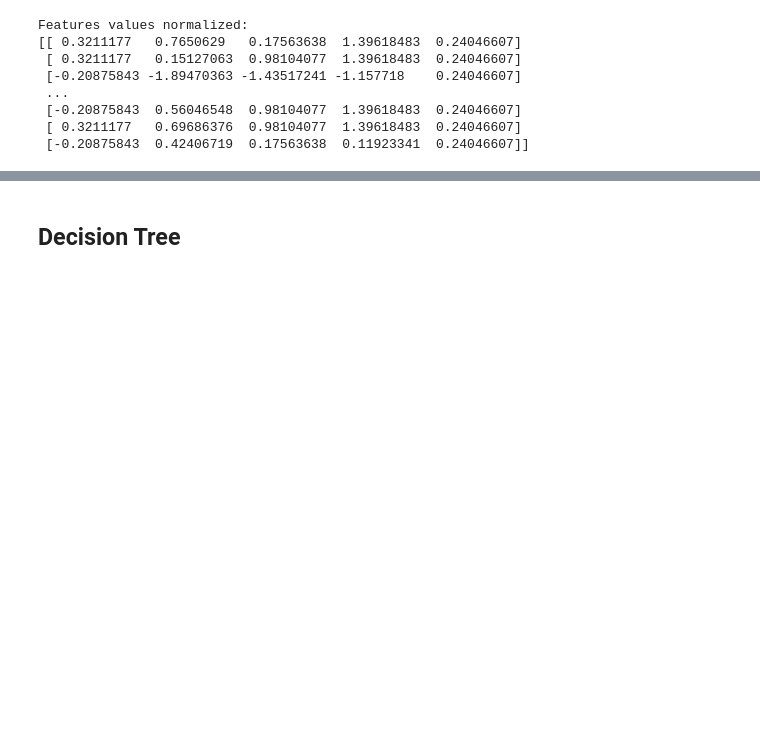
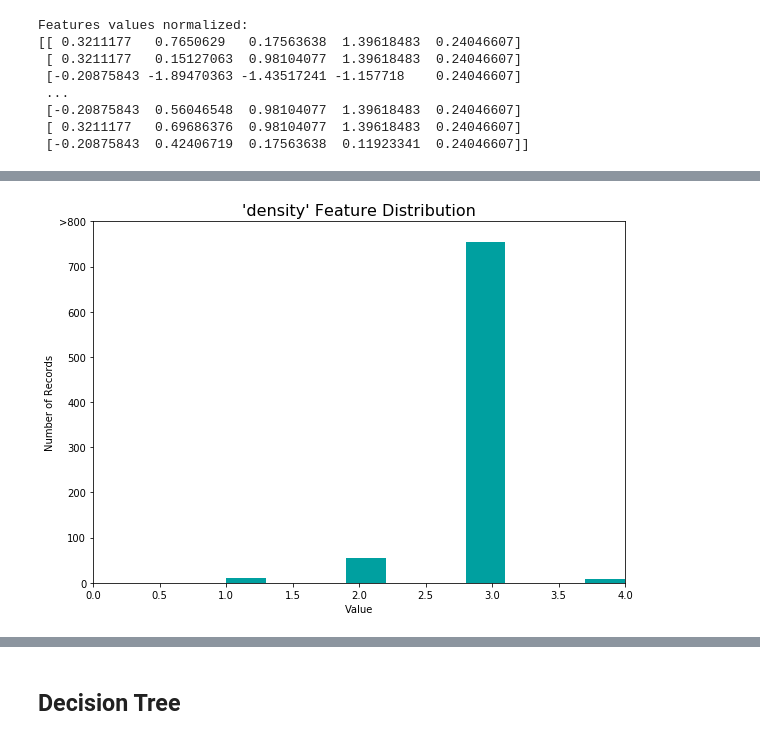
Before and after one commit to hdalmora/machine-learning-engineer, a Jupyter notebook: capstone-project/mammographic_analisys_capstone.ipynb, the cells around one changed output, grey strips where cells are left out. Saved outputs shown, nothing was run; the diff lists cells and outputs as text; code cells hidden in the pictures; blank space fills up the shorter version.

```diff
--- a/capstone-project/mammographic_analisys_capstone.ipynb
+++ b/capstone-project/mammographic_analisys_capstone.ipynb
@@ -130,0 +156,18 @@ Features values normalized:
+# %%
+fig = plt.figure(figsize = (16,6));
+
+#histogram
+ax = fig.add_subplot(1, 2, 1)
+ax.hist(masses_data['density'], bins = 10, color = '#00A0A0')
+ax.set_title("'%s' Feature Distribution"%('density'), fontsize = 16)
+ax.set_xlabel("Value")
+ax.set_ylabel("Number of Records")
+ax.set_xlim((0, 4))
+ax.set_ylim((0, 800))
+ax.set_yticks([0, 100, 200, 300, 400, 500, 600, 700, 800])
+ax.set_yticklabels([0, 100, 200, 300, 400, 500, 600, 700,">800"])
+
+fig.tight_layout()
+fig.show()
+# %% [output]
+[figure, added]
```
Also changed, not shown: parts of 11 cells of this notebook.
